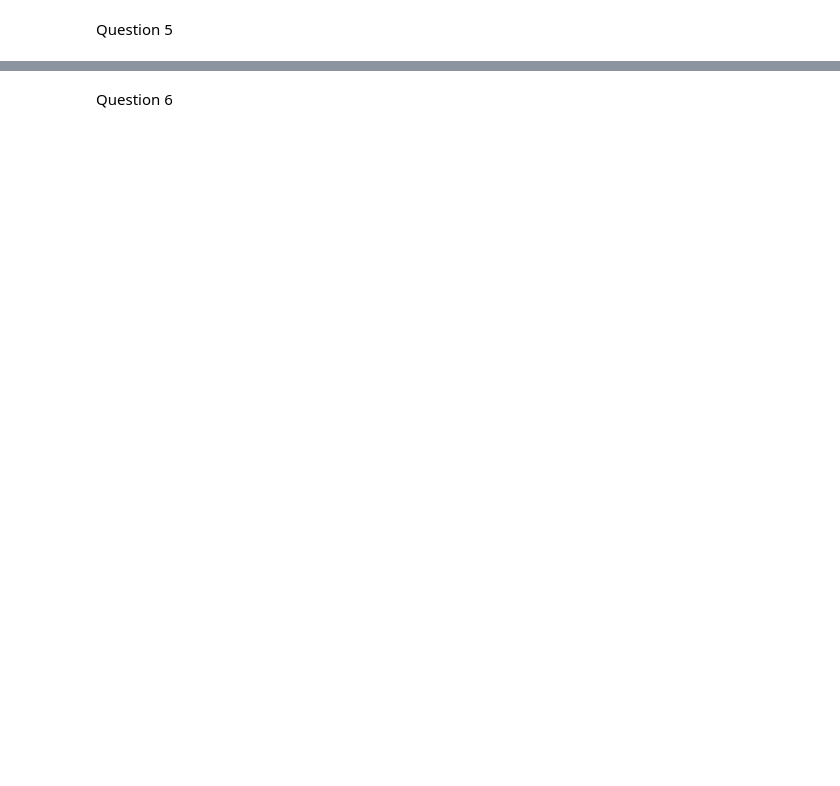
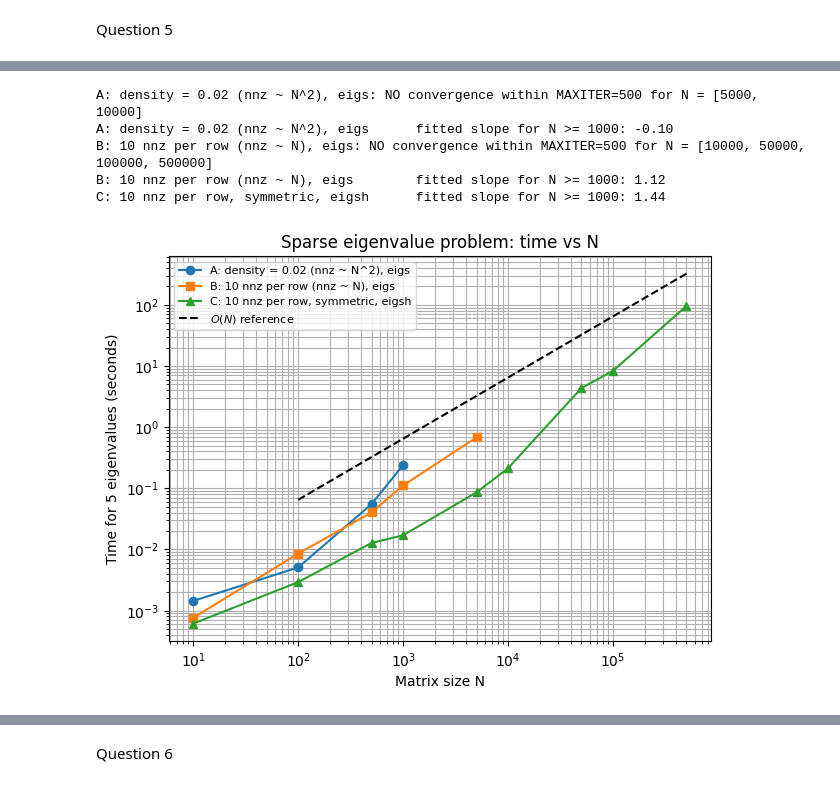
Before and after one commit to ce25m045-jpg/assignment-3, a Jupyter notebook: Assignment_3_TODO.ipynb, the cells around one changed output, grey strips where cells are left out. Drawn from its saved outputs; the diff is of its cells as text; code cells hidden in the pictures; blank space fills up the shorter version.

```diff
--- a/Assignment_3_TODO.ipynb
+++ b/Assignment_3_TODO.ipynb
@@ -89,0 +167,4 @@ plt.show()
+# %%
+# small sizes (a for loop is fine here)
+for N in [10, 100, 500, 1000]:
+    time_eig(N)
@@ -138,0 +321,21 @@ plt.show()
+# %%
+res = {"A: density = 0.02 (nnz ~ N^2), eigs": {},
+       "B: 10 nnz per row (nnz ~ N), eigs": {},
+       "C: 10 nnz per row, symmetric, eigsh": {}}
+keys = list(res)
+
+for N in sizes:
+    # A: fixed density 0.02 as in problem 3 -> number of non-zeros grows like N^2
+    if 0.02 * N * N * 40 < 0.5 * available_ram_gb() * 1e9:
+        A = sparse.rand(N, N, density=0.02, format="csr", random_state=50)
+        res[keys[0]][N] = (*time_sparse(A, repeat=3 if N < 5000 else 1), A.nnz)
+        del A
+    # B: fixed number of non-zeros per row -> nnz grows like N
+    nz = min(10, N)
+    B = random_sparse(N, nz)
+    res[keys[1]][N] = (*time_sparse(B, repeat=3 if N < 5000 else 1), B.nnz)
+    # C: symmetric version of B
+    S = ((B + B.T) / 2).tocsr()
+    res[keys[2]][N] = (*time_sparse(S, symmetric=True, repeat=3 if N < 5000 else 1), S.nnz)
+    del B, S
+    print(f"N={N:>7d}  " + "   ".join(f"{k[:1]}: {res[k][N][0]:8.4f}s {res[k][N][1]} (nnz={res[k][N][2]:,})" if N in res[k] else f"{k[:1]}: skipped" for k in keys))
@@ -138,0 +352,26 @@ plt.show()
+# %%
+plt.figure(figsize=(7, 5))
+for key, marker in zip(keys, ["o", "s", "^"]):
+    Ns = np.array([N for N in res[key] if res[key][N][1] == "ok"])
+    bad = [N for N in res[key] if res[key][N][1] != "ok"]
+    if bad: print(f"{key}: NO convergence within MAXITER={MAXITER} for N = {bad}")
+    ts = np.array([res[key][N][0] for N in Ns])
+    plt.loglog(Ns, ts, marker + "-", label=key)
+    big = Ns >= 1000
+    slope = np.polyfit(np.log(Ns[big]), np.log(ts[big]), 1)[0]
+    print(f"{key:40s} fitted slope for N >= 1000: {slope:.2f}")
+
+Nref = np.array([100, 500000])
+tref = res[keys[1]][500000][0] * (Nref / 500000)
+plt.loglog(Nref, tref, "k--", label=r"$O(N)$ reference")
+plt.xlabel("Matrix size N"); plt.ylabel("Time for 5 eigenvalues (seconds)")
+plt.title("Sparse eigenvalue problem: time vs N")
+plt.legend(fontsize=8); plt.grid(True, which="both")
+plt.show()
+# %% [output]
+A: density = 0.02 (nnz ~ N^2), eigs: NO convergence within MAXITER=500 for N = [5000, 10000]
+A: density = 0.02 (nnz ~ N^2), eigs      fitted slope for N >= 1000: -0.10
+B: 10 nnz per row (nnz ~ N), eigs: NO convergence within MAXITER=500 for N = [10000, 50000, 100000, 500000]
+B: 10 nnz per row (nnz ~ N), eigs        fitted slope for N >= 1000: 1.12
+C: 10 nnz per row, symmetric, eigsh      fitted slope for N >= 1000: 1.44
+[figure, added]
```
Also changed, not shown: parts of 37 cells of this notebook, 1 other file.
